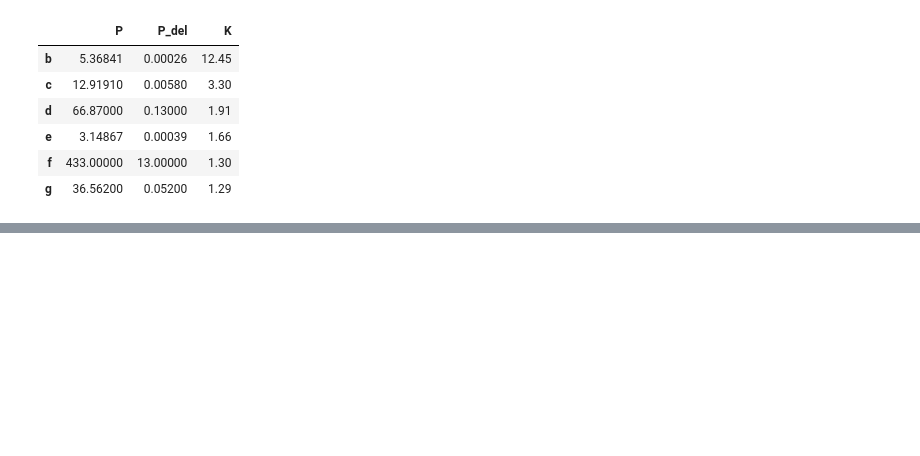
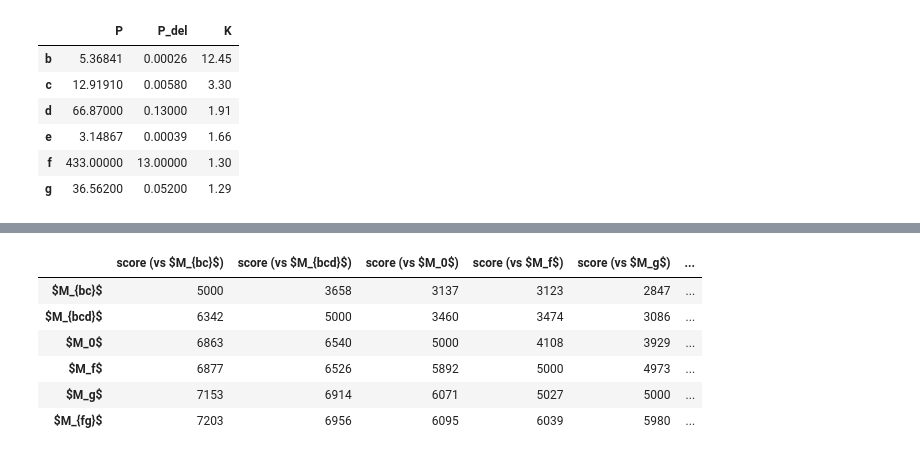
Before and after one commit to alchzh/astrostats, a Jupyter notebook: LAB4/LAB4.ipynb, the cells around one changed output, grey strips where cells are left out. Saved outputs shown, nothing was run; the diff lists cells and outputs as text; code cells hidden in the pictures; blank space fills up the shorter version.

```diff
--- a/LAB4/LAB4.ipynb
+++ b/LAB4/LAB4.ipynb
@@ -393,0 +467,42 @@ best_models = np.argmin(chi2_c, axis=1)
+# %%
+# Concatenate the chi^2 arrays from the cross evaluation into one (trials x models) array
+chi2_c = np.concatenate([chi2 for chi2, _ in chi2s])
+
+# Make DataFrames for the scores and the odds_ratios
+scores = pd.DataFrame(index=MODEL_NAMES)
+odds_ratios = pd.DataFrame(index=MODEL_NAMES)
+
+# For each model, calculate the score and odds ratio of the *other models* compared to it
+for i, model_name in enumerate(MODEL_NAMES):
+    # Calculate the score of each other model (M_j) vs the current model (M_i)
+    # as the number of trials where M_j has a lower chi^2 on the validation set
+    scores[f"score (vs {model_name})"] = np.sum(chi2_c < chi2_c[:, [i]], axis=0)
+    # Special case of a model vs itself, we split the trials in half so the odds ratio is 1
+    scores[f"score (vs {model_name})"][i] = trials // 2
+
+    # The odds ratio P(M_j)/P(M_i) is the number of trials "won" by the M_j
+    # vs the number of trials won by M_i (# of trials - score(M_J))
+    odds_ratios[f"odds_ratio (vs {model_name})"] = (
+        scores[f"score (vs {model_name})"] / (trials - scores[f"score (vs {model_name})"])
+    )
+
+# Also, as the lecture slides suggest, find the model with the lowest chi^2 out of the six
+# and calculate an odds_ratio M_j / M_0 from that
+# I believe this is less correct than the above method since the odds ratio calculated between two
+# models can be drastically affected by the absence/presence of other models (which may be low
+# probability).
+best_models = np.argmin(chi2_c, axis=1)
+idx = np.arange(len(MODEL_NAMES))
+
+# Store the score and odds ratios via this method in the last column
+scores[f"score (best of {len(MODEL_NAMES)})"] = [np.sum(best_models == i) for i in idx]
+odds_ratios[f"odds_ratio (best of {len(MODEL_NAMES)})"] = scores[f"score (best of {len(MODEL_NAMES)})"] / scores[f"score (best of {len(MODEL_NAMES)})"]["$M_0$"]
+scores
+# %% [output]
+|  | score (vs $M_{bc}$) | score (vs $M_{bcd}$) | score (vs $M_0$) | score (vs $M_f$) | score (vs $M_g$) | ... |
+| $M_{bc}$ | 5000 | 3658 | 3137 | 3123 | 2847 | ... |
+| $M_{bcd}$ | 6342 | 5000 | 3460 | 3474 | 3086 | ... |
+| $M_0$ | 6863 | 6540 | 5000 | 4108 | 3929 | ... |
+| $M_f$ | 6877 | 6526 | 5892 | 5000 | 4973 | ... |
+| $M_g$ | 7153 | 6914 | 6071 | 5027 | 5000 | ... |
+| $M_{fg}$ | 7203 | 6956 | 6095 | 6039 | 5980 | ... |
```
Also changed, not shown: parts of 20 cells of this notebook.
